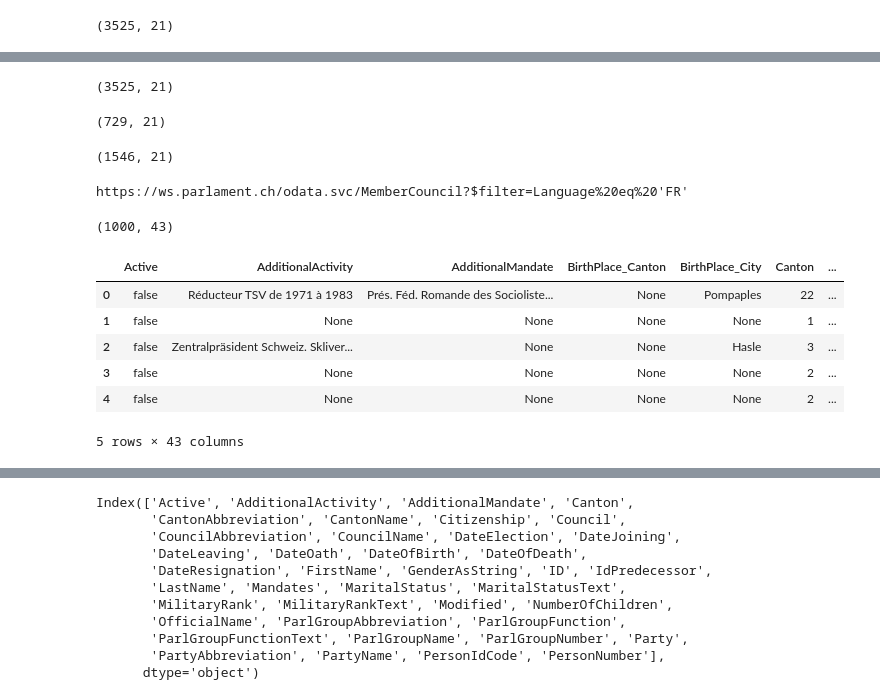
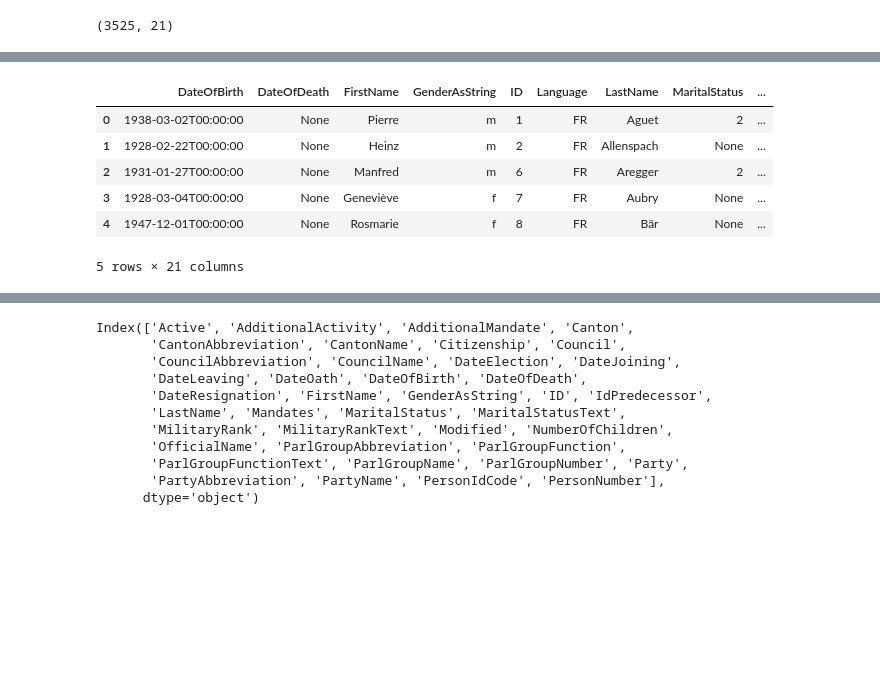
Before and after one commit to jmuth/parliament-viz.ch, a Jupyter notebook: scraping/scraping_joachim.ipynb, the cells around one changed output, grey strips where cells are left out. Saved outputs shown, nothing was run; the diff lists cells and outputs as text; code cells hidden in the pictures; blank space fills up the shorter version.

Commit message:
clean loader for party and person @TODO: generic method for unlimited download and council cleaning

```diff
--- a/scraping/scraping_joachim.ipynb
+++ b/scraping/scraping_joachim.ipynb
@@ -47,5 +44,5 @@ url_council = "https://ws.parlament.ch/odata.svc/MemberCouncil?$filter=Language%
 # %%
-person = extract.persons()
+person = loader.person()
 person.shape
 # %% [output]
 https://ws.parlament.ch/odata.svc/Person?&$filter=Language%20eq%20'FR'%20and%20ID%20ge%200%20and%20ID%20lt%201000
@@ -75,30 +55,10 @@ https://ws.parlament.ch/odata.svc/Person?$top=10000&$filter=Language%20eq%20'FR'
-# %%
-df_persons.shape
-# %% [output]
-(3525, 21)
-# %%
-df_council.shape
-# %% [output]
-(729, 21)
-# %%
-pd.concat([df_council, df_council2]).shape
-# %% [output]
-(1546, 21)
-# %%
-df_council = extractor.parsing_datas(url_council)
-# %% [output]
-https://ws.parlament.ch/odata.svc/MemberCouncil?$filter=Language%20eq%20'FR'
-# %%
-df_council.shape
-# %% [output]
-(1000, 43)
 # %%
-df_council.head()
+person.head()
 # %% [output]
-|  | Active | AdditionalActivity | AdditionalMandate | BirthPlace_Canton | BirthPlace_City | Canton | ... |
-| 0 | false | Réducteur TSV de 1971 à 1983 | Prés. Féd. Romande des Socioliste... | None | Pompaples | 22 | ... |
-| 1 | false | None | None | None | None | 1 | ... |
-| 2 | false | Zentralpräsident Schweiz. Skliver... | None | None | Hasle | 3 | ... |
-| 3 | false | None | None | None | None | 2 | ... |
-| 4 | false | None | None | None | None | 2 | ... |
+|  | DateOfBirth | DateOfDeath | FirstName | GenderAsString | ID | Language | LastName | MaritalStatus | ... |
+| 0 | 1938-03-02T00:00:00 | None | Pierre | m | 1 | FR | Aguet | 2 | ... |
+| 1 | 1928-02-22T00:00:00 | None | Heinz | m | 2 | FR | Allenspach | None | ... |
+| 2 | 1931-01-27T00:00:00 | None | Manfred | m | 6 | FR | Aregger | 2 | ... |
+| 3 | 1928-03-04T00:00:00 | None | Geneviève | f | 7 | FR | Aubry | None | ... |
+| 4 | 1947-12-01T00:00:00 | None | Rosmarie | f | 8 | FR | Bär | None | ... |
-5 rows × 43 columns
+5 rows × 21 columns
```
Also changed, not shown: parts of 11 cells of this notebook, 3 other files.
